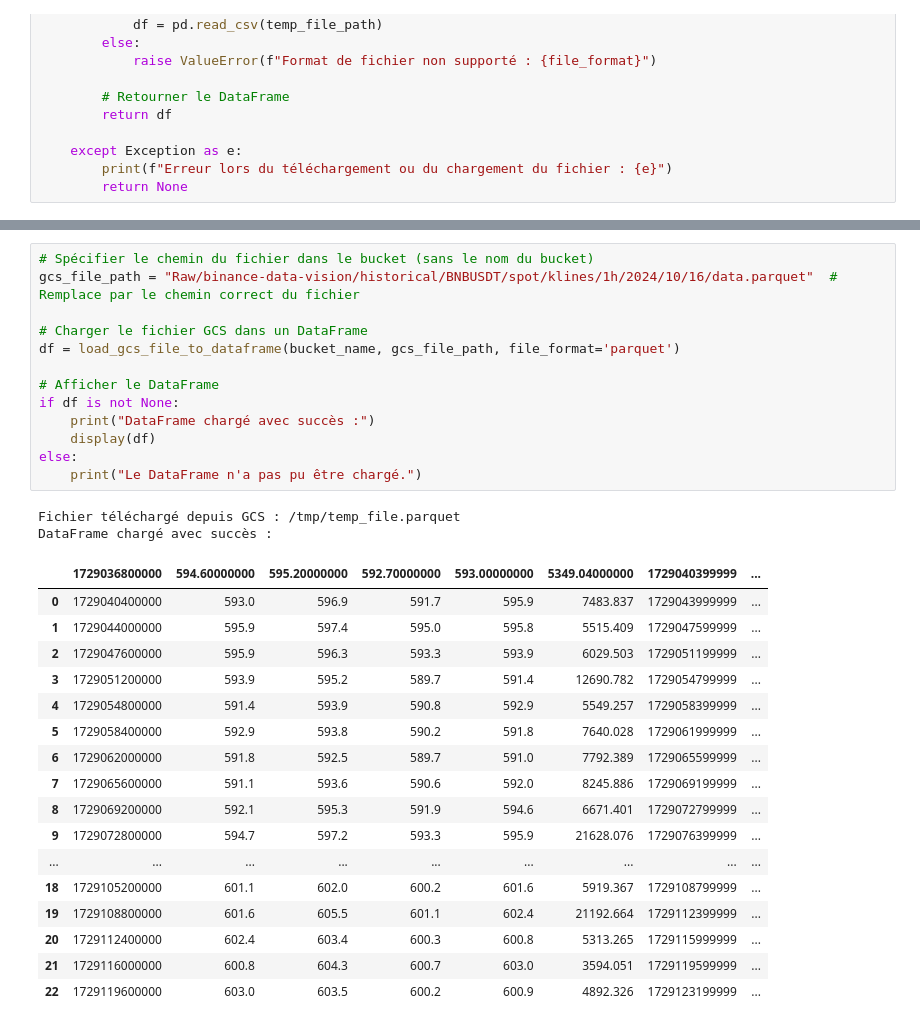
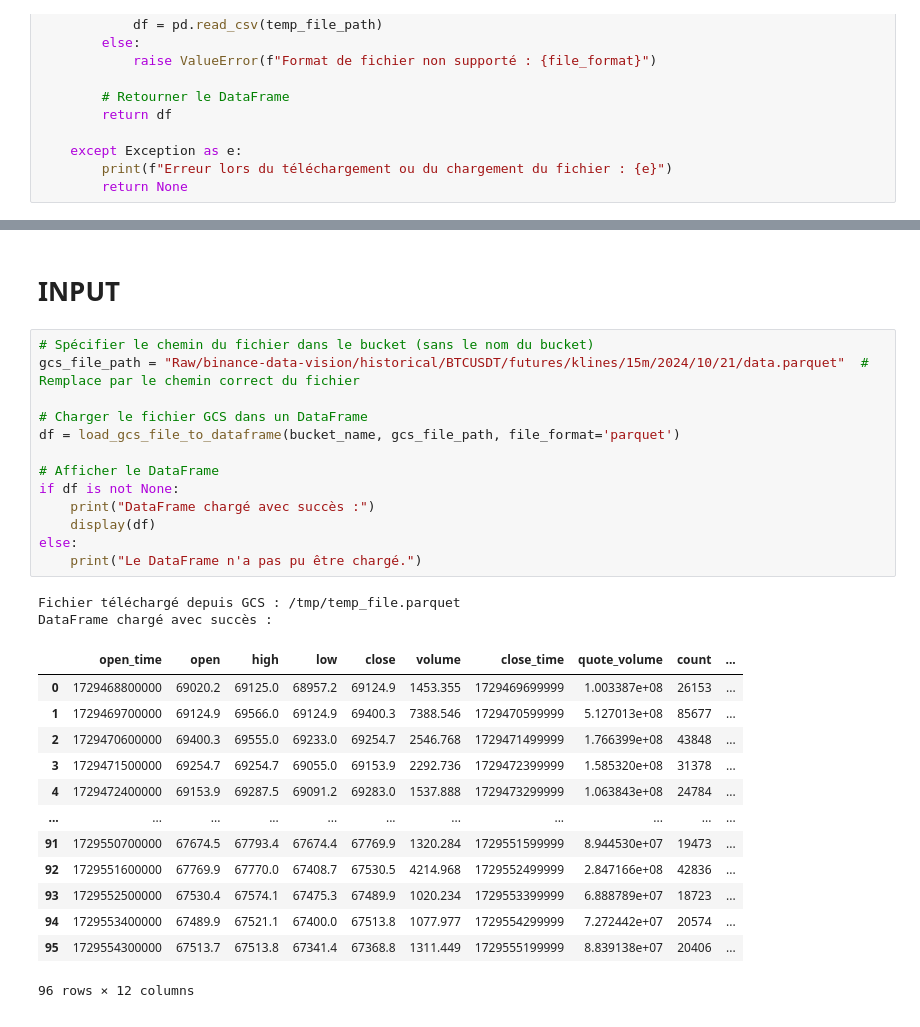
Before and after one commit to Gabbryan/BinanceWss, a Jupyter notebook: jupyters/talib.ipynb, the cells around one changed output, grey strips where cells are left out. Drawn from its saved outputs; the diff is of its cells as text.

```diff
--- a/jupyters/talib.ipynb
+++ b/jupyters/talib.ipynb
@@ -110,33 +155,31 @@ def read_parquet_with_pyarrow(self, file_path):
+# %% [markdown]
+# INPUT
 # %%
 # Spécifier le chemin du fichier dans le bucket (sans le nom du bucket)
-gcs_file_path = "Raw/binance-data-vision/historical/BNBUSDT/spot/klines/1h/2024/10/16/data.parquet"  # Remplace par le chemin correct du fichier
+gcs_file_path = "Raw/binance-data-vision/historical/BTCUSDT/futures/klines/15m/2024/10/21/data.parquet"  # Remplace par le chemin correct du fichier
 
 # Charger le fichier GCS dans un DataFrame
 df = load_gcs_file_to_dataframe(bucket_name, gcs_file_path, file_format='parquet')
 
 # Afficher le DataFrame
 if df is not None:
     print("DataFrame chargé avec succès :")
     display(df)
 else:
     print("Le DataFrame n'a pas pu être chargé.")
 # %% [output]
 Fichier téléchargé depuis GCS : /tmp/temp_file.parquet
 DataFrame chargé avec succès :
-|  | 1729036800000 | 594.60000000 | 595.20000000 | 592.70000000 | 593.00000000 | 5349.04000000 | 1729040399999 | ... |
-| 0 | 1729040400000 | 593.0 | 596.9 | 591.7 | 595.9 | 7483.837 | 1729043999999 | ... |
-| 1 | 1729044000000 | 595.9 | 597.4 | 595.0 | 595.8 | 5515.409 | 1729047599999 | ... |
-| 2 | 1729047600000 | 595.9 | 596.3 | 593.3 | 593.9 | 6029.503 | 1729051199999 | ... |
-| 3 | 1729051200000 | 593.9 | 595.2 | 589.7 | 591.4 | 12690.782 | 1729054799999 | ... |
-| 4 | 1729054800000 | 591.4 | 593.9 | 590.8 | 592.9 | 5549.257 | 1729058399999 | ... |
-| 5 | 1729058400000 | 592.9 | 593.8 | 590.2 | 591.8 | 7640.028 | 1729061999999 | ... |
-| 6 | 1729062000000 | 591.8 | 592.5 | 589.7 | 591.0 | 7792.389 | 1729065599999 | ... |
-| 7 | 1729065600000 | 591.1 | 593.6 | 590.6 | 592.0 | 8245.886 | 1729069199999 | ... |
-| 8 | 1729069200000 | 592.1 | 595.3 | 591.9 | 594.6 | 6671.401 | 1729072799999 | ... |
-| 9 | 1729072800000 | 594.7 | 597.2 | 593.3 | 595.9 | 21628.076 | 1729076399999 | ... |
-| ... | ... | ... | ... | ... | ... | ... | ... | ... |
-| 18 | 1729105200000 | 601.1 | 602.0 | 600.2 | 601.6 | 5919.367 | 1729108799999 | ... |
-| 19 | 1729108800000 | 601.6 | 605.5 | 601.1 | 602.4 | 21192.664 | 1729112399999 | ... |
-| 20 | 1729112400000 | 602.4 | 603.4 | 600.3 | 600.8 | 5313.265 | 1729115999999 | ... |
-| 21 | 1729116000000 | 600.8 | 604.3 | 600.7 | 603.0 | 3594.051 | 1729119599999 | ... |
-| 22 | 1729119600000 | 603.0 | 603.5 | 600.2 | 600.9 | 4892.326 | 1729123199999 | ... |
+|  | open_time | open | high | low | close | volume | close_time | quote_volume | count | ... |
+| 0 | 1729468800000 | 69020.2 | 69125.0 | 68957.2 | 69124.9 | 1453.355 | 1729469699999 | 1.003387e+08 | 26153 | ... |
+| 1 | 1729469700000 | 69124.9 | 69566.0 | 69124.9 | 69400.3 | 7388.546 | 1729470599999 | 5.127013e+08 | 85677 | ... |
+| 2 | 1729470600000 | 69400.3 | 69555.0 | 69233.0 | 69254.7 | 2546.768 | 1729471499999 | 1.766399e+08 | 43848 | ... |
+| 3 | 1729471500000 | 69254.7 | 69254.7 | 69055.0 | 69153.9 | 2292.736 | 1729472399999 | 1.585320e+08 | 31378 | ... |
+| 4 | 1729472400000 | 69153.9 | 69287.5 | 69091.2 | 69283.0 | 1537.888 | 1729473299999 | 1.063843e+08 | 24784 | ... |
+| ... | ... | ... | ... | ... | ... | ... | ... | ... | ... | ... |
+| 91 | 1729550700000 | 67674.5 | 67793.4 | 67674.4 | 67769.9 | 1320.284 | 1729551599999 | 8.944530e+07 | 19473 | ... |
+| 92 | 1729551600000 | 67769.9 | 67770.0 | 67408.7 | 67530.5 | 4214.968 | 1729552499999 | 2.847166e+08 | 42836 | ... |
+| 93 | 1729552500000 | 67530.4 | 67574.1 | 67475.3 | 67489.9 | 1020.234 | 1729553399999 | 6.888789e+07 | 18723 | ... |
+| 94 | 1729553400000 | 67489.9 | 67521.1 | 67400.0 | 67513.8 | 1077.977 | 1729554299999 | 7.272442e+07 | 20574 | ... |
+| 95 | 1729554300000 | 67513.7 | 67513.8 | 67341.4 | 67368.8 | 1311.449 | 1729555199999 | 8.839138e+07 | 20406 | ... |
+96 rows × 12 columns
```
Also changed, not shown: parts of 7 cells of this notebook, 3 other files.
